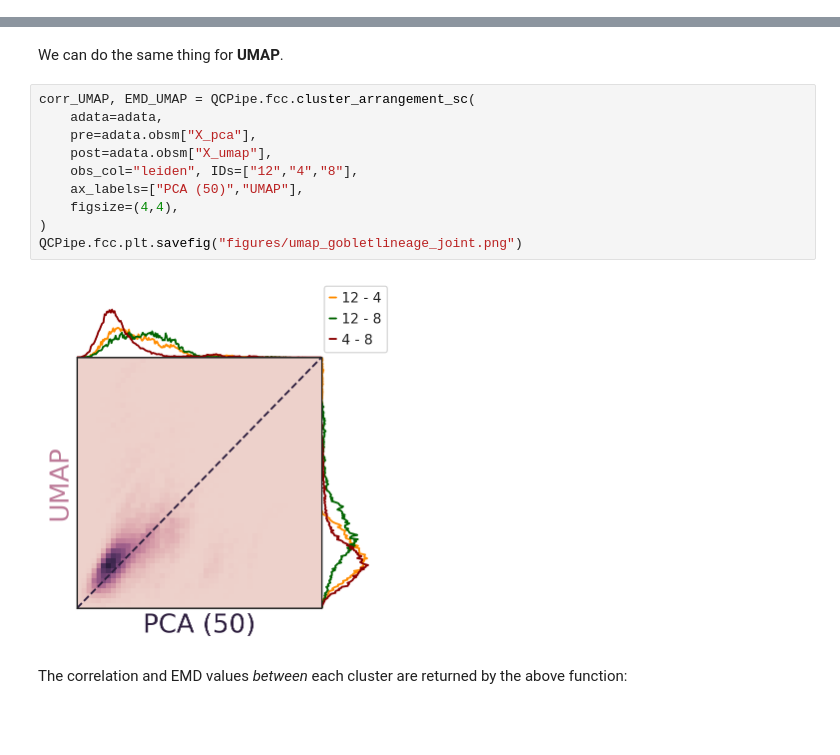
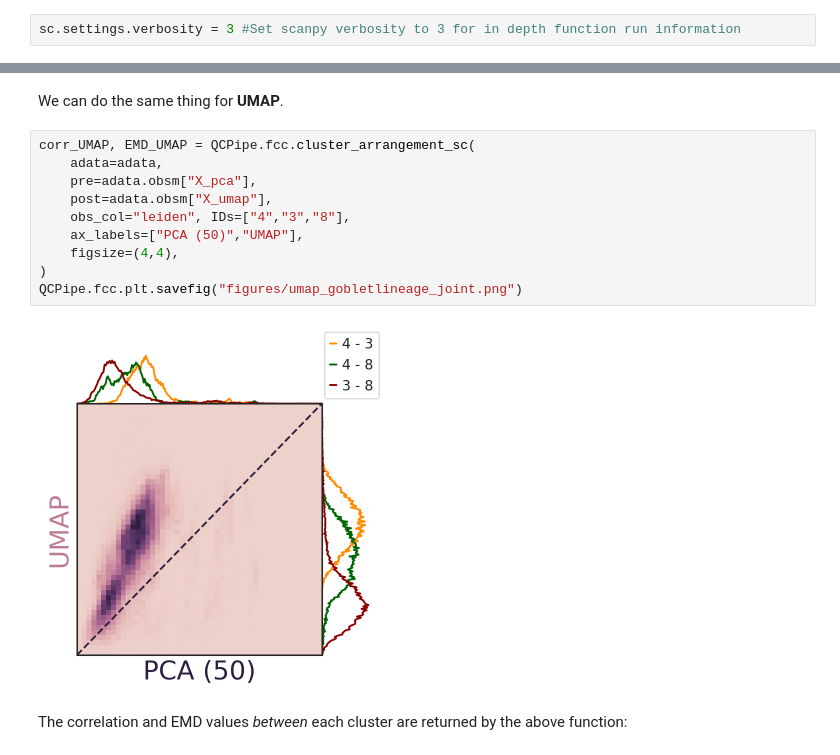
Before and after one commit to bobchen1701/STAR_Protocol, a Jupyter notebook: Step_3_DR_analysis.ipynb, the cells around one changed output, grey strips where cells are left out. Saved outputs shown, nothing was run; the diff lists cells and outputs as text; blank space fills up the shorter version.

```diff
--- a/Step_3_DR_analysis.ipynb
+++ b/Step_3_DR_analysis.ipynb
@@ -4,3 +4,5 @@
 import QCPipe # contains code necessary for distance preservation analysis, including scanpy and related functions
 import scanpy as sc
 import numpy as np
+# %%
+sc.settings.verbosity = 3 #Set scanpy verbosity to 3 for in depth function run information
@@ -284,15 +332,15 @@ We can do the same thing for __UMAP__.
 # %%
 corr_UMAP, EMD_UMAP = QCPipe.fcc.cluster_arrangement_sc(
     adata=adata,
     pre=adata.obsm["X_pca"],
     post=adata.obsm["X_umap"],
-    obs_col="leiden", IDs=["12","4","8"],
+    obs_col="leiden", IDs=["4","3","8"],
     ax_labels=["PCA (50)","UMAP"],
     figsize=(4,4),
 )
 QCPipe.fcc.plt.savefig("figures/umap_gobletlineage_joint.png")
 # %% [output]
-[figure, old version]
+[figure, new version]
 # %% [markdown]
 The correlation and EMD values _between_ each cluster are returned by the above function:
 # %%
```
Also changed, not shown: parts of 24 cells of this notebook.
